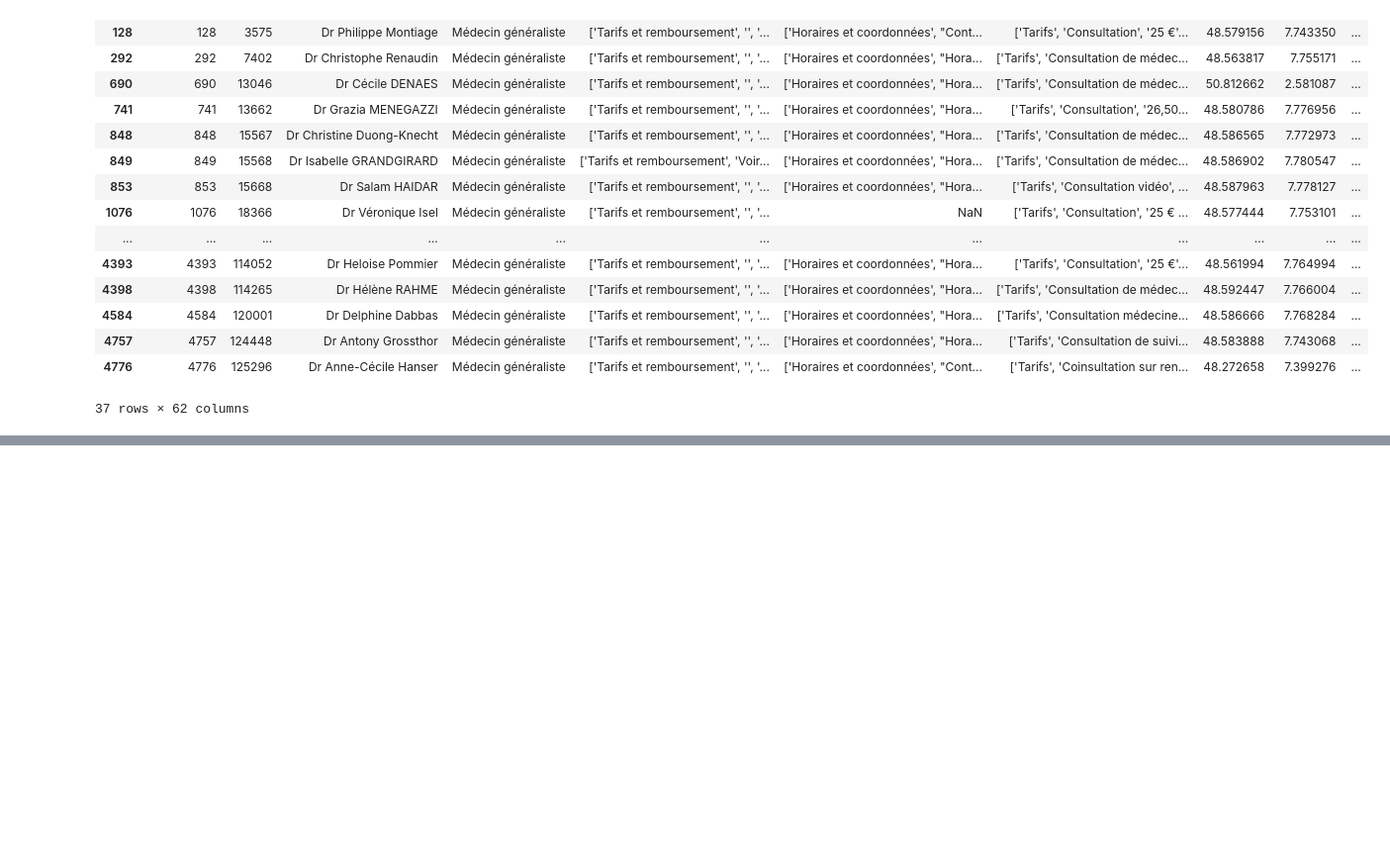
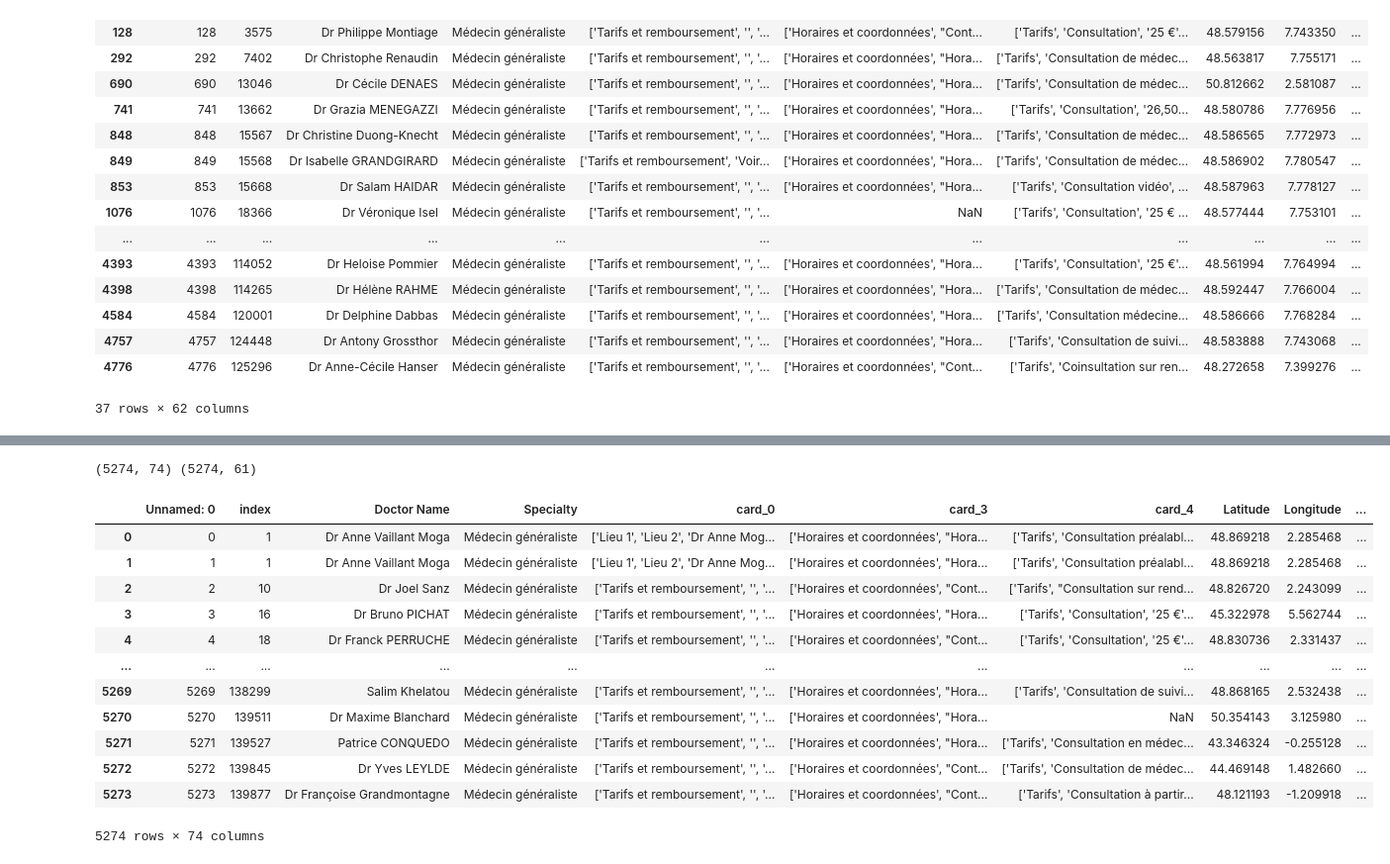
Before and after one commit to JulieBoyer/Econometrics, a Jupyter notebook: nb_consult.ipynb, the cells around one changed output, grey strips where cells are left out. Shown: that part at 99% size. Saved outputs shown, nothing was run; the diff lists cells and outputs as text; code cells hidden in the pictures; blank space fills up the shorter version.

Commit message:
autres donnees commune

```diff
--- a/nb_consult.ipynb
+++ b/nb_consult.ipynb
@@ -219,3 +225,17 @@ medecin_gen[medecin_gen['LIBGEO2'].str.startswith('ST')]
 | 4757 | 4757 | 124448 | Dr Antony Grossthor | Médecin généraliste | ['Tarifs et remboursement', '', '... | ['Horaires et coordonnées', "Hora... | ['Tarifs', 'Consultation de suivi... | 48.583888 | 7.743068 | ... |
 | 4776 | 4776 | 125296 | Dr Anne-Cécile Hanser | Médecin généraliste | ['Tarifs et remboursement', '', '... | ['Horaires et coordonnées', "Cont... | ['Tarifs', 'Coinsultation sur ren... | 48.272658 | 7.399276 | ... |
 37 rows × 62 columns
+# %%
+medecin_gen = pd.read_csv('medecin_gen.csv')
+commune = pd.read_excel('data/base_cc_comparateur_20171012.xls')
+# %%
+commune = commune[4:]
+commune=commune[['Chiffres détaillés     -     Comparateur de territoires', 'Unnamed: 1',
+       'Unnamed: 2', 'Unnamed: 3', 'Unnamed: 4', 'Unnamed: 6',
+       'Unnamed: 10', 'Unnamed: 11',
+       'Unnamed: 12', 'Unnamed: 17', 'Unnamed: 19',
+       'Unnamed: 24', 'Unnamed: 25', 'Unnamed: 26']]
+commune.rename(columns = {'Chiffres détaillés     -     Comparateur de territoires':'CODGEO','Unnamed: 1' :'LIBGEO',
+       'Unnamed: 2':'REG', 'Unnamed: 3':'DEP', 'Unnamed: 4':'Population', 'Unnamed: 6':'Superficie', 'Unnamed: 10':'Naissances',
+       'Unnamed: 11':'Deces', 'Unnamed: 17':'Ménages', 'Unnamed: 12':'Logements', 'Unnamed: 19':'MED14',
+       'Unnamed: 24':'Population_P_actif', 'Unnamed: 25':'Chomeurs', 'Unnamed: 26':'Actifs'},inplace = True)
@@ -221,0 +272,24 @@ medecin_gen[medecin_gen['LIBGEO2'].str.startswith('ST')]
+# %%
+medecin_gen['CODGEO']=medecin_gen['CODGEO'].astype('str')
+# %%
+data_m2 = medecin_gen.merge(commune, on='CODGEO',how='left')
+# %%
+print(data_m2.shape, medecin_gen.shape)
+# %% [output]
+(5274, 74) (5274, 61)
+# %%
+data_m2
+# %% [output]
+|  | Unnamed: 0 | index | Doctor Name | Specialty | card_0 | card_3 | card_4 | Latitude | Longitude | ... |
+| 0 | 0 | 1 | Dr Anne Vaillant Moga | Médecin généraliste | ['Lieu 1', 'Lieu 2', 'Dr Anne Mog... | ['Horaires et coordonnées', "Hora... | ['Tarifs', 'Consultation préalabl... | 48.869218 | 2.285468 | ... |
+| 1 | 1 | 1 | Dr Anne Vaillant Moga | Médecin généraliste | ['Lieu 1', 'Lieu 2', 'Dr Anne Mog... | ['Horaires et coordonnées', "Hora... | ['Tarifs', 'Consultation préalabl... | 48.869218 | 2.285468 | ... |
+| 2 | 2 | 10 | Dr Joel Sanz | Médecin généraliste | ['Tarifs et remboursement', '', '... | ['Horaires et coordonnées', "Cont... | ['Tarifs', "Consultation sur rend... | 48.826720 | 2.243099 | ... |
+| 3 | 3 | 16 | Dr Bruno PICHAT | Médecin généraliste | ['Tarifs et remboursement', '', '... | ['Horaires et coordonnées', "Hora... | ['Tarifs', 'Consultation', '25 €'... | 45.322978 | 5.562744 | ... |
+| 4 | 4 | 18 | Dr Franck PERRUCHE | Médecin généraliste | ['Tarifs et remboursement', '', '... | ['Horaires et coordonnées', "Cont... | ['Tarifs', 'Consultation', '25 €'... | 48.830736 | 2.331437 | ... |
+| ... | ... | ... | ... | ... | ... | ... | ... | ... | ... | ... |
+| 5269 | 5269 | 138299 | Salim Khelatou | Médecin généraliste | ['Tarifs et remboursement', '', '... | ['Horaires et coordonnées', "Hora... | ['Tarifs', 'Consultation de suivi... | 48.868165 | 2.532438 | ... |
+| 5270 | 5270 | 139511 | Dr Maxime Blanchard | Médecin généraliste | ['Tarifs et remboursement', '', '... | ['Horaires et coordonnées', "Hora... | NaN | 50.354143 | 3.125980 | ... |
+| 5271 | 5271 | 139527 | Patrice CONQUEDO | Médecin généraliste | ['Tarifs et remboursement', '', '... | ['Horaires et coordonnées', "Hora... | ['Tarifs', 'Consultation en médec... | 43.346324 | -0.255128 | ... |
+| 5272 | 5272 | 139845 | Dr Yves LEYLDE | Médecin généraliste | ['Tarifs et remboursement', '', '... | ['Horaires et coordonnées', "Cont... | ['Tarifs', 'Consultation de médec... | 44.469148 | 1.482660 | ... |
+| 5273 | 5273 | 139877 | Dr Françoise Grandmontagne | Médecin généraliste | ['Tarifs et remboursement', '', '... | ['Horaires et coordonnées', "Cont... | ['Tarifs', 'Consultation à partir... | 48.121193 | -1.209918 | ... |
+5274 rows × 74 columns
```
Also changed, not shown: parts of 5 cells of this notebook, 1 other file.
